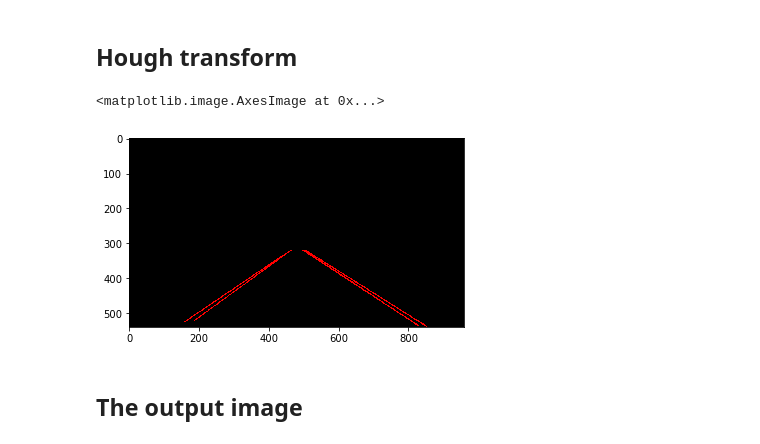
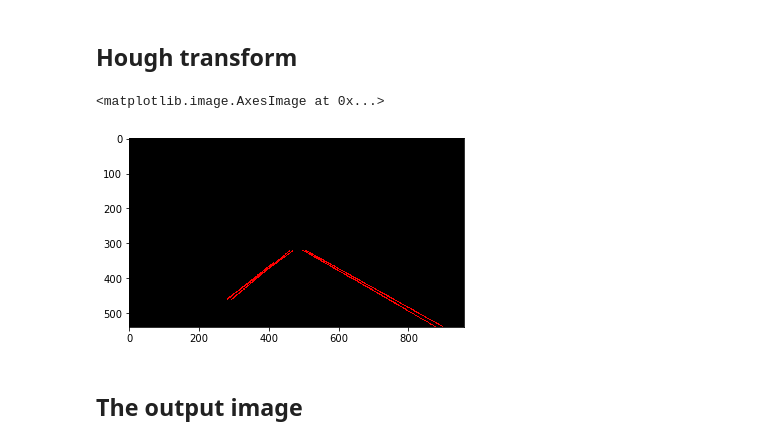
Before and after one commit to Lichuanro/find-lines-on-road, a Jupyter notebook: find_line.ipynb, the cells around one changed output. Drawn from its saved outputs; the diff is of its cells as text; code cells hidden in the pictures.

```diff
--- a/find_line.ipynb
+++ b/find_line.ipynb
@@ -167,7 +167,7 @@ os.listdir("test_images/")
 # %% [markdown]
 ## Build a Lane Finding Pipeline
 # %%
-img = mpimg.imread('test_images/solidWhiteRight.jpg')
+img = mpimg.imread('test_images/solidWhiteCurve.jpg')
 gray_img = grayscale(img)
 plt.imshow(gray_img, cmap='gray')
 # %% [output]
@@ -178,7 +178,7 @@ plt.imshow(gray_img, cmap='gray')
 # %% [markdown]
 ## Use Canny to find the edge
 # %%
-gau_img = gaussian_blur(gray_img, 9)
+gau_img = gaussian_blur(gray_img, 15)
 plt.imshow(gau_img, cmap='gray')
 # %% [output]
 <matplotlib.image.AxesImage at 0x...>
@@ -186,5 +186,5 @@ plt.imshow(gau_img, cmap='gray')
 # %%
-canny_img = canny(gau_img, 0, 100)
+canny_img = canny(gau_img, 60, 150)
 plt.imshow(canny_img, cmap='gray')
 # %% [output]
 <matplotlib.image.AxesImage at 0x...>
@@ -193,7 +193,7 @@ plt.imshow(canny_img, cmap='gray')
 ## Mask the edge
 # %%
 imshape = img.shape
-vertices = np.array([[(0,imshape[0]),(465, 320), (575, 320), (imshape[1],imshape[0])]], dtype=np.int32)
+vertices = np.array([[(20,imshape[0]),(465, 320), (575, 320), (imshape[1]-20,imshape[0])]], dtype=np.int32)
 mask_img = region_of_interest(canny_img, vertices)
 plt.imshow(mask_img, cmap='gray')
 # %% [output]
@@ -204,14 +204,14 @@ plt.imshow(mask_img, cmap='gray')
 # %%
 rho = 2
 theta = np.pi/180
-threshold = 60
-min_line_len = 60
-max_line_gap = 200
+threshold = 65
+min_line_len = 80
+max_line_gap = 100
 hough_img = hough_lines(mask_img, rho, theta, threshold, min_line_len, max_line_gap)
 plt.imshow(hough_img)
 # %% [output]
 <matplotlib.image.AxesImage at 0x...>
-[figure, old version]
+[figure, new version]
 # %% [markdown]
 ## The output image
 # %%
```
Also changed, not shown: parts of 9 cells of this notebook, 3 other files.
